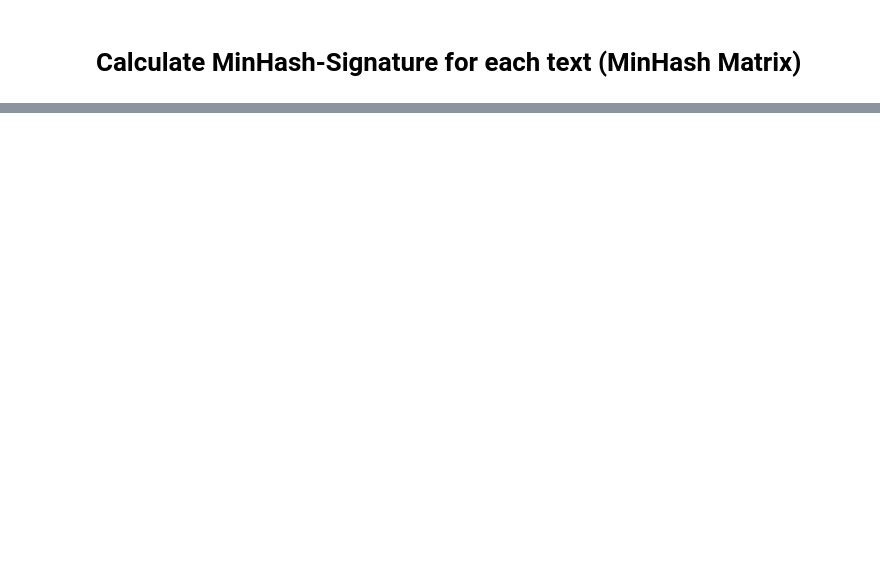
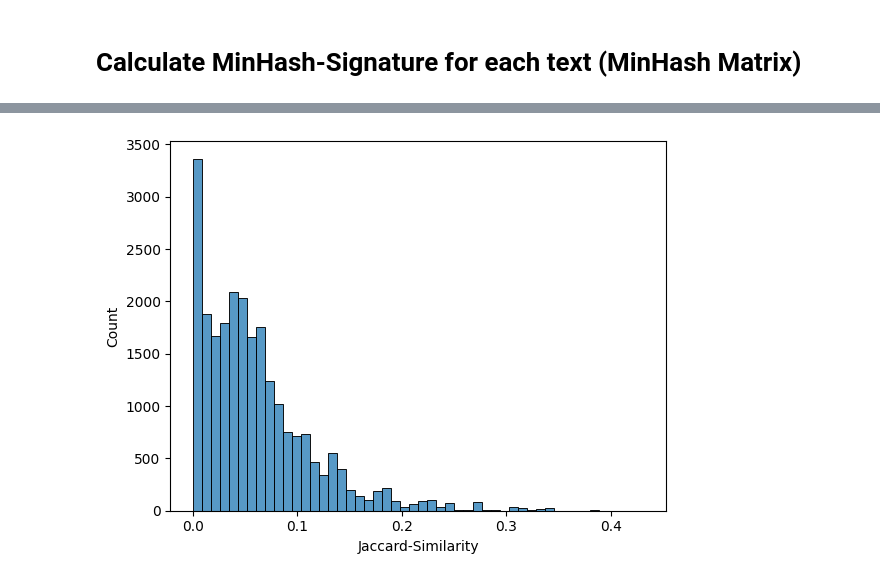
Before and after one commit to Phillus1999/data_science_2, a Jupyter notebook: projects/uebung_3/LSH_concepts.ipynb, the cells around one changed output, grey strips where cells are left out. Cells and saved outputs as stored; diff of their text form; code cells hidden in the pictures; blank space fills up the shorter version.

```diff
--- a/projects/uebung_3/LSH_concepts.ipynb
+++ b/projects/uebung_3/LSH_concepts.ipynb
@@ -164,0 +239,10 @@ signature_similarity = []
+# %%
+candidate_pairs = []
+for bucket in buckets:
+    # find all buckets with more than one entry
+    if len(bucket) > 1:
+        # create all possible pairs of the bucket
+        for i in range(len(bucket)):
+            for j in range(i + 1, len(bucket)):
+                candidate_pairs.append((bucket[i], bucket[j]))
+print(candidate_pairs[0:10])
@@ -164,0 +253,4 @@ signature_similarity = []
+# %%
+jac_sims = []
+for pair in candidate_pairs:
+    jac_sims.append(np.sum(np.array(bit_Matrix[pair[0]]) & np.array(bit_Matrix[pair[1]])) / np.sum(np.array(bit_Matrix[pair[0]]) | np.array(bit_Matrix[pair[1]])))
@@ -164,0 +259,12 @@ signature_similarity = []
+# %%
+candidate_pairs_df = pd.DataFrame({'Jaccard-Similarity': jac_sims, 'id1': [pair[0] for pair in candidate_pairs], 'Text 1': [texts[pair[0]] for pair in candidate_pairs], 'id2': [pair[1] for pair in candidate_pairs], 'Text 2': [texts[pair[1]] for pair in candidate_pairs]})
+# %%
+# filter all cells, where id1 == id2
+candidate_pairs_df = candidate_pairs_df[candidate_pairs_df['id1'] != candidate_pairs_df['id2']]
+print(f'Number of possible pairs: {len(texts) * (len(texts) - 1) / 2}')
+print(f'Number of found pairs (sim=1): {len(candidate_pairs_df[candidate_pairs_df["Jaccard-Similarity"] > 0.8])}')
+
+# remove jac_sims == 1
+candidate_pairs_df = candidate_pairs_df[candidate_pairs_df['Jaccard-Similarity'] != 1]
+
+print(f'Number of candidate pairs: {len(candidate_pairs_df)}')
@@ -164,0 +291,5 @@ signature_similarity = []
+# %%
+sns.histplot(candidate_pairs_df['Jaccard-Similarity'], bins=50)
+plt.show()
+# %% [output]
+[figure, added]
```
Also changed, not shown: parts of 28 cells of this notebook, 2 other files.
